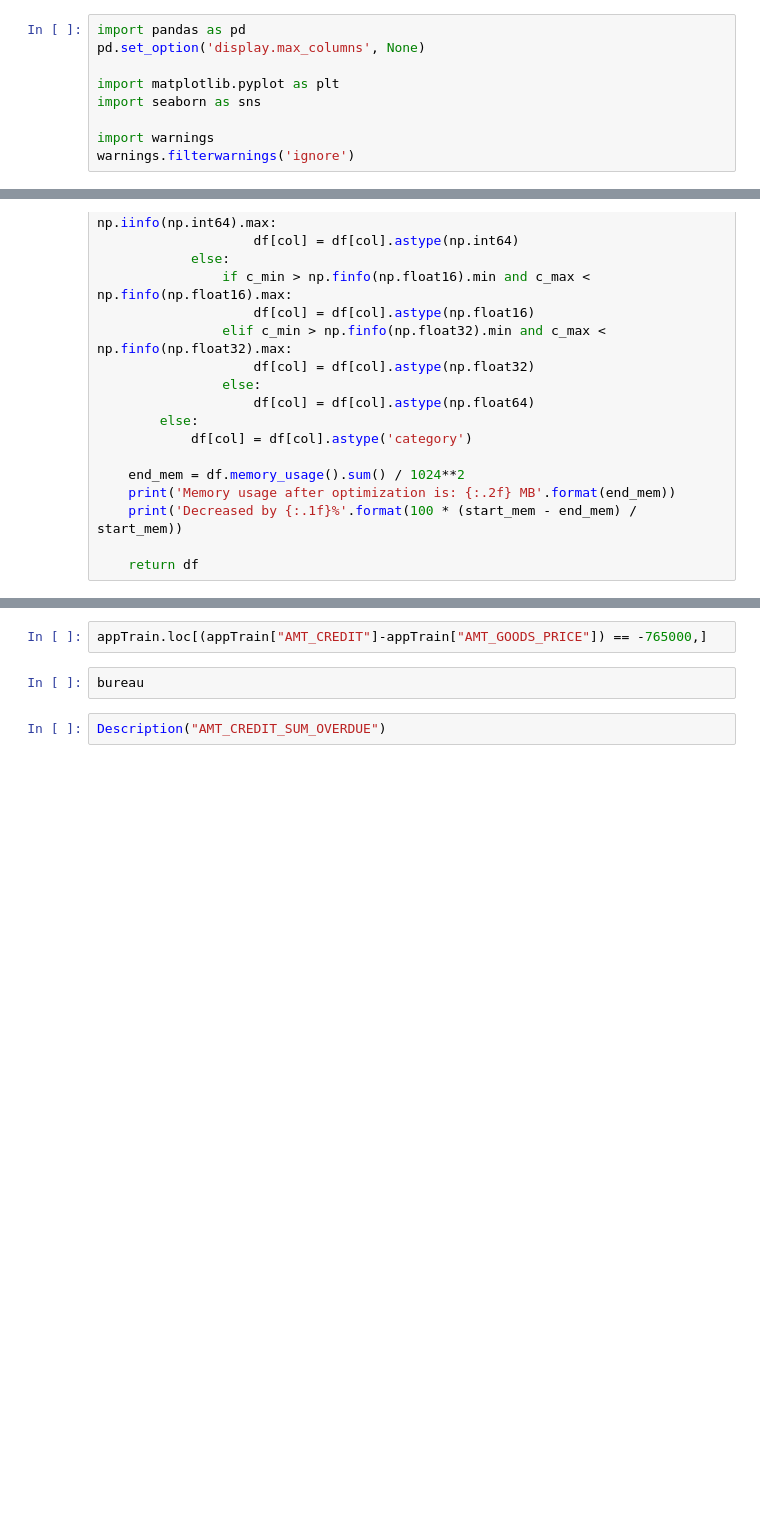
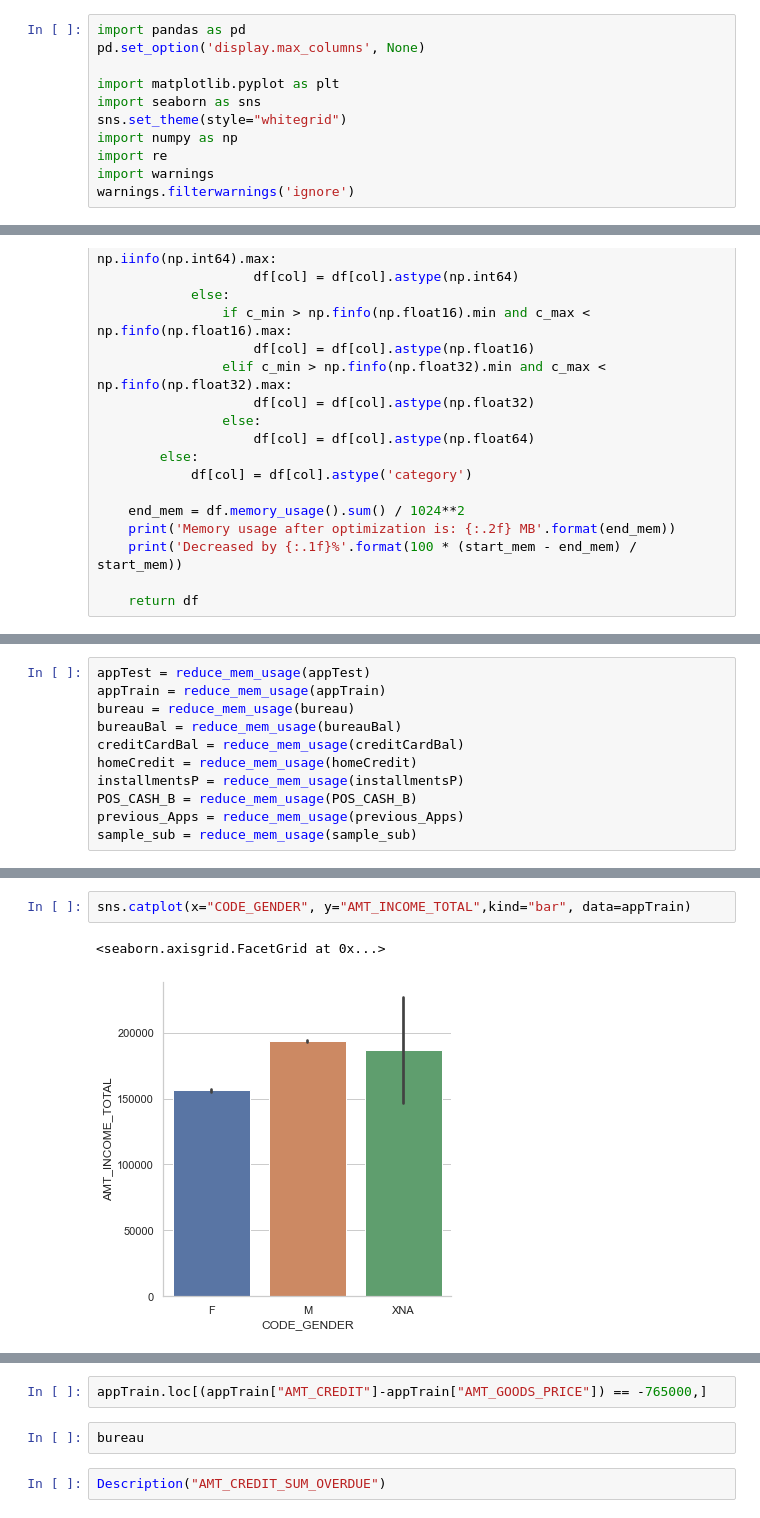
Before and after one commit to iamnotarobotbutitsok/projet_07_model_scoring, a Jupyter notebook: 210531.ipynb, the cells around one changed output, grey strips where cells are left out. Saved outputs shown, nothing was run; the diff lists cells and outputs as text; blank space fills up the shorter version.

```diff
--- a/210531.ipynb
+++ b/210531.ipynb
@@ -39,7 +10,9 @@ pd.set_option('display.max_columns', None)
 
 import matplotlib.pyplot as plt
 import seaborn as sns
-
+sns.set_theme(style="whitegrid")
+import numpy as np
+import re
 import warnings
 warnings.filterwarnings('ignore')
 # %%
@@ -115,0 +78,11 @@ appTest
+# %%
+appTest = reduce_mem_usage(appTest)
+appTrain = reduce_mem_usage(appTrain)
+bureau = reduce_mem_usage(bureau)
+bureauBal = reduce_mem_usage(bureauBal)
+creditCardBal = reduce_mem_usage(creditCardBal)
+homeCredit = reduce_mem_usage(homeCredit)
+installmentsP = reduce_mem_usage(installmentsP)
+POS_CASH_B = reduce_mem_usage(POS_CASH_B)
+previous_Apps = reduce_mem_usage(previous_Apps)
+sample_sub = reduce_mem_usage(sample_sub)
@@ -117,0 +142,5 @@ appTrain
+# %%
+sns.catplot(x="CODE_GENDER", y="AMT_INCOME_TOTAL",kind="bar", data=appTrain)
+# %% [output]
+<seaborn.axisgrid.FacetGrid at 0x...>
+[figure, added]
```
Also changed, not shown: parts of 54 cells of this notebook, 4 other files.
